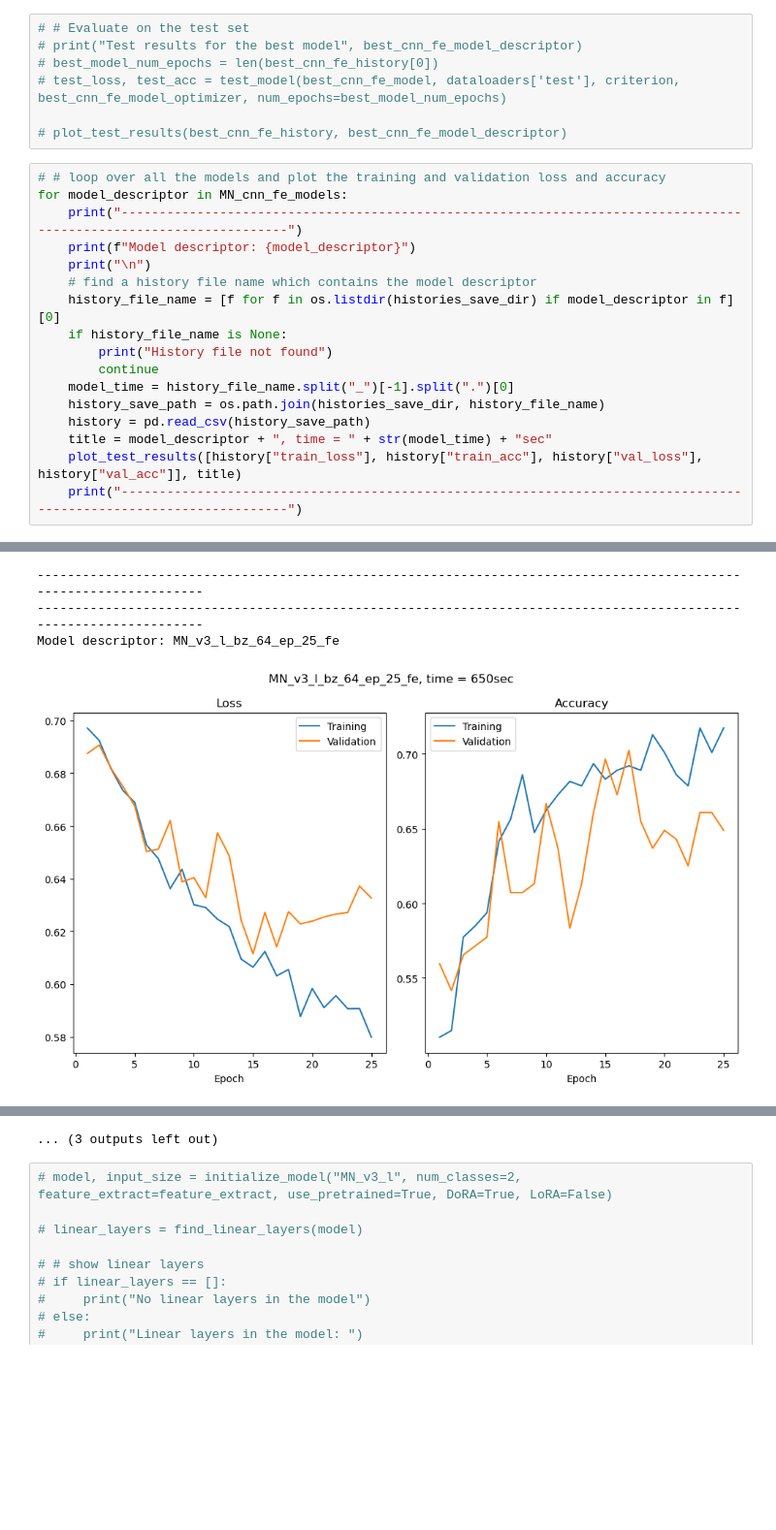
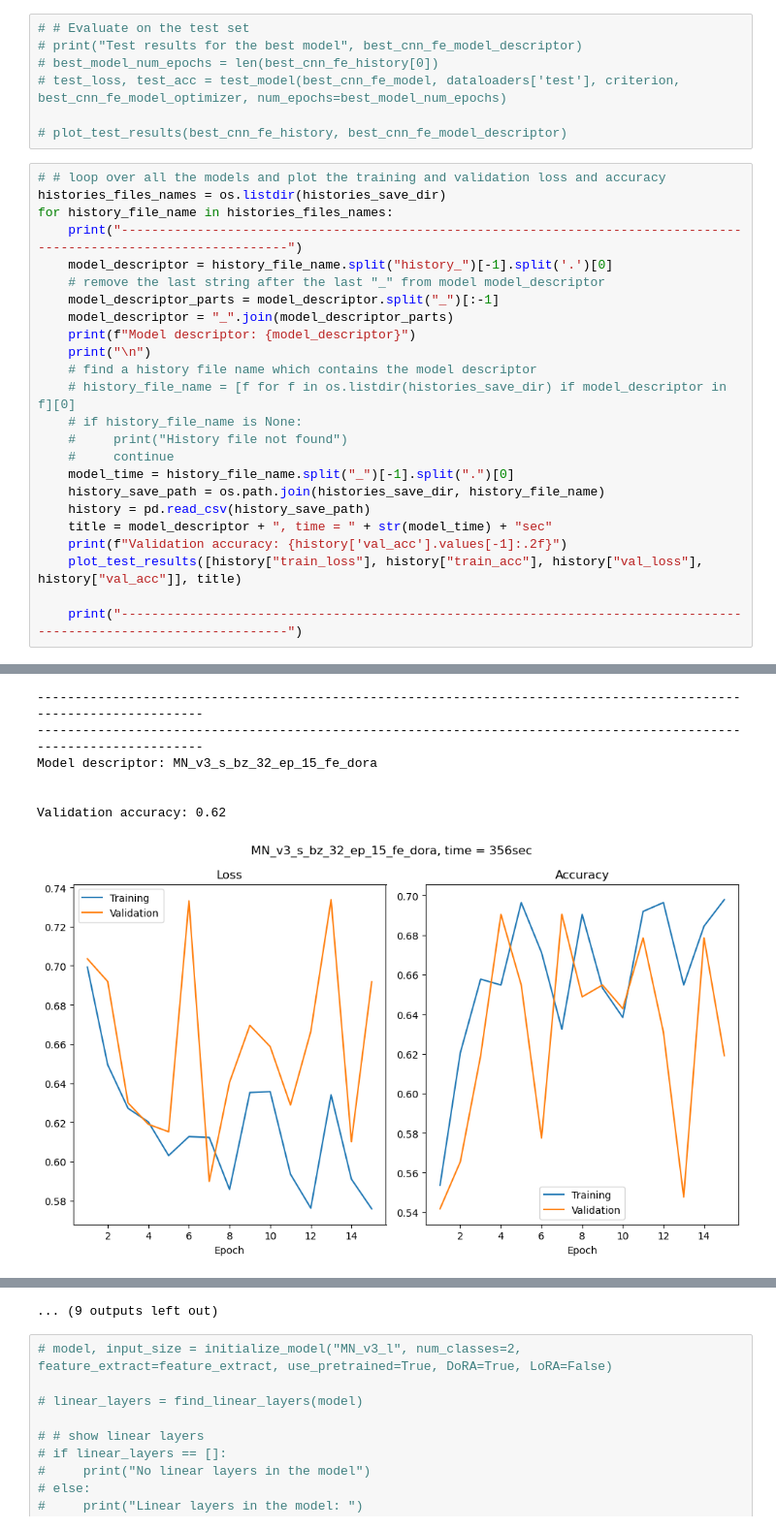
Before and after one commit to hadar-hai/deep-learn-project, a Jupyter notebook: CNN+ViT_compare.ipynb, the cells around one changed output, grey strips where cells are left out. Shown at 97% size. Drawn from its saved outputs; the diff is of its cells as text; blank space fills up the shorter version.

```diff
--- a/CNN+ViT_compare.ipynb
+++ b/CNN+ViT_compare.ipynb
@@ -720,20 +702,27 @@ The best model is:  MN_v3_s
 # plot_test_results(best_cnn_fe_history, best_cnn_fe_model_descriptor)
 # %%
 # # loop over all the models and plot the training and validation loss and accuracy
-for model_descriptor in MN_cnn_fe_models:
+histories_files_names = os.listdir(histories_save_dir)
+for history_file_name in histories_files_names:
     print("-------------------------------------------------------------------------------------------------------------------")
+    model_descriptor = history_file_name.split("history_")[-1].split('.')[0]
+    # remove the last string after the last "_" from model model_descriptor
+    model_descriptor_parts = model_descriptor.split("_")[:-1]
+    model_descriptor = "_".join(model_descriptor_parts)
     print(f"Model descriptor: {model_descriptor}")
     print("\n")
     # find a history file name which contains the model descriptor
-    history_file_name = [f for f in os.listdir(histories_save_dir) if model_descriptor in f][0]
-    if history_file_name is None:
-        print("History file not found")
-        continue
+    # history_file_name = [f for f in os.listdir(histories_save_dir) if model_descriptor in f][0]
+    # if history_file_name is None:
+    #     print("History file not found")
+    #     continue
     model_time = history_file_name.split("_")[-1].split(".")[0]
     history_save_path = os.path.join(histories_save_dir, history_file_name)
     history = pd.read_csv(history_save_path)
     title = model_descriptor + ", time = " + str(model_time) + "sec"
+    print(f"Validation accuracy: {history['val_acc'].values[-1]:.2f}")
     plot_test_results([history["train_loss"], history["train_acc"], history["val_loss"], history["val_acc"]], title)
+
     print("-------------------------------------------------------------------------------------------------------------------")
 # %% [output]
 -------------------------------------------------------------------------------------------------------------------
@@ -754,6 +755,9 @@ Model descriptor: MN_v3_s_bz_128_ep_15_fe
 -------------------------------------------------------------------------------------------------------------------
 -------------------------------------------------------------------------------------------------------------------
-Model descriptor: MN_v3_l_bz_64_ep_25_fe
+Model descriptor: MN_v3_s_bz_32_ep_15_fe_dora
+
+
+Validation accuracy: 0.62
-[figure, old version]
+[figure, new version]
 -------------------------------------------------------------------------------------------------------------------
 -------------------------------------------------------------------------------------------------------------------
@@ -762,4 +769,4 @@ Model descriptor: SQN_bz_128_ep_15_fe
-... (3 outputs left out)
+... (9 outputs left out)
 # %%
 # model, input_size = initialize_model("MN_v3_l", num_classes=2, feature_extract=feature_extract, use_pretrained=True, DoRA=True, LoRA=False)
 
```
Also changed, not shown: parts of 3 cells of this notebook.
